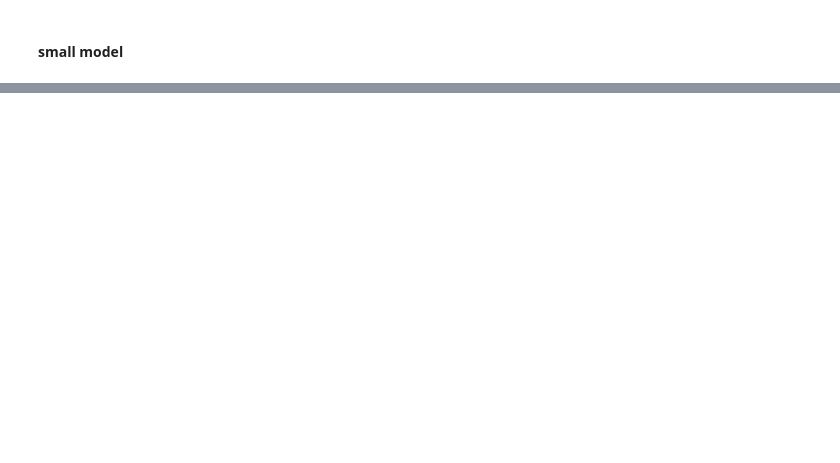
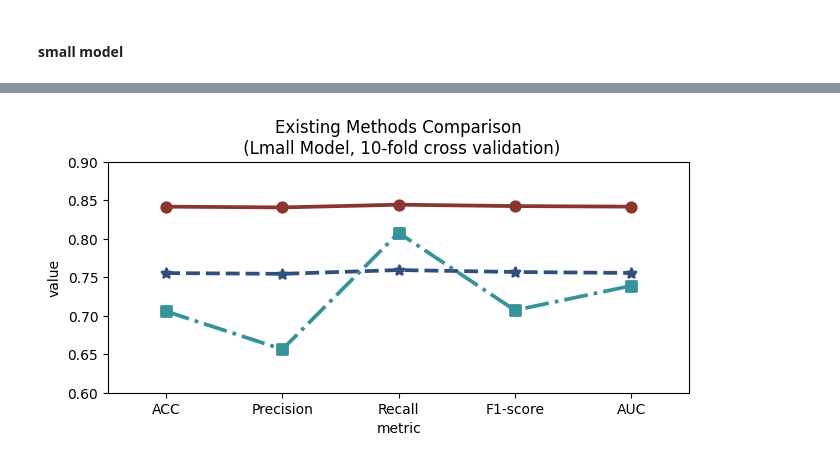
Before and after one commit to Liuzhe30/Methven, a Jupyter notebook: experiment/06-existing-methods-comparison/merged_visualization.ipynb, the cells around one changed output, grey strips where cells are left out. Saved outputs shown, nothing was run; the diff lists cells and outputs as text; code cells hidden in the pictures; blank space fills up the shorter version.

```diff
--- a/experiment/06-existing-methods-comparison/merged_visualization.ipynb
+++ b/experiment/06-existing-methods-comparison/merged_visualization.ipynb
@@ -37,0 +59,19 @@ plt.show()
+# %%
+data = pd.read_csv('results/merged_large.csv')
+
+markers = ["o", "*", "s"]
+linestyles = ["-", "--", "-."]
+
+ax = plt.subplots(figsize=(7.5,3))
+sns.pointplot(
+    x='metric', y='value', data=data, hue='model', palette=morandi_palette,
+    alpha=0.6, markers=markers, linestyles=linestyles, errwidth=2, capsize=0.05, ci=0,size=10,
+)
+
+plt.ylim(0.6, 0.9)
+plt.title('Existing Methods Comparison\n (Lmall Model, 10-fold cross validation)')
+plt.legend([], [], frameon=False)
+plt.savefig('images/large-2.png',dpi=300, bbox_inches = 'tight')
+plt.show()
+# %% [output]
+[figure, added]
```
Also changed, not shown: parts of 4 cells of this notebook, 2 other files.
